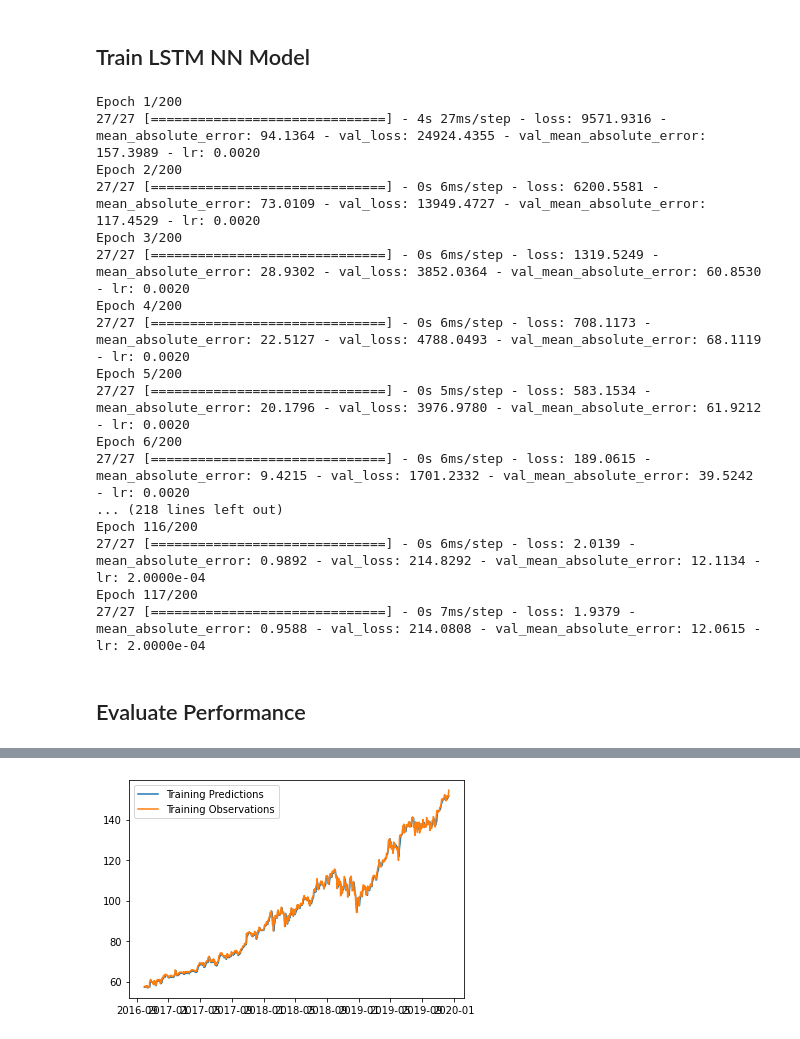
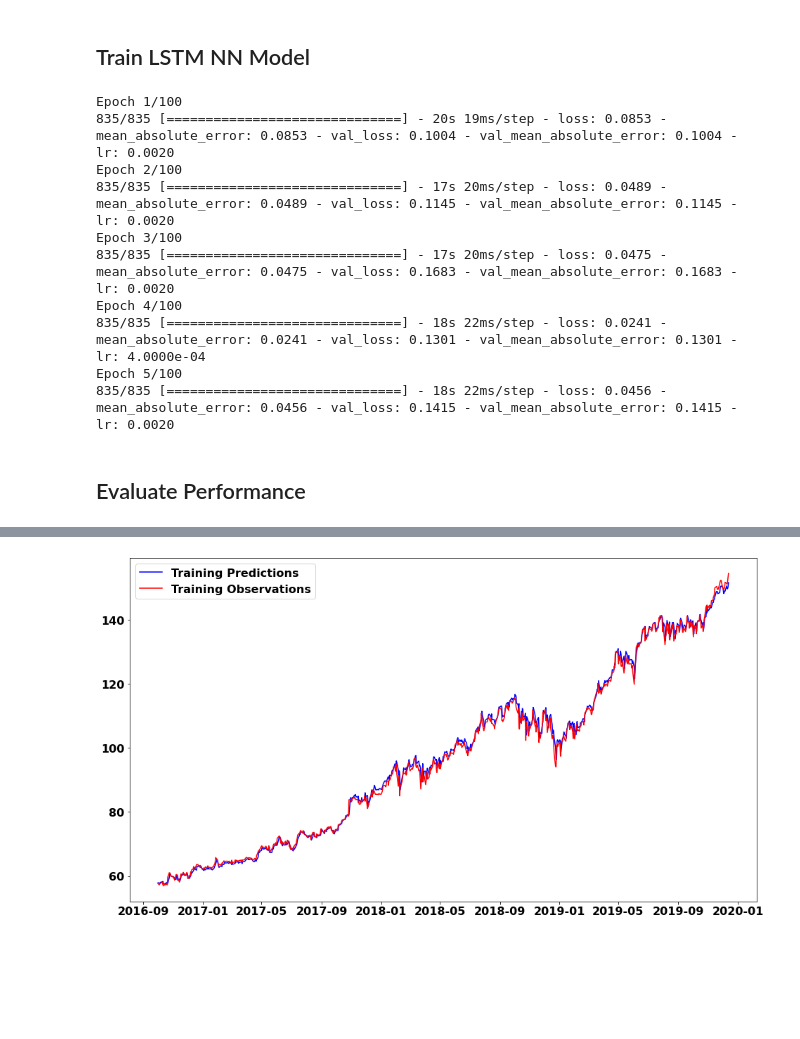
Before and after one commit to mfaldet/Stock-Evaluation, a Jupyter notebook: Stock Prediction/stock-prediction.ipynb, the cells around one changed output, grey strips where cells are left out. Drawn from its saved outputs; the diff is of its cells as text; code cells hidden in the pictures; blank space fills up the shorter version.

```diff
--- a/Stock Prediction/stock-prediction.ipynb
+++ b/Stock Prediction/stock-prediction.ipynb
@@ -36,7 +35,7 @@ df
 ## Explore Data
 # %%
 # Getting just the adjusted closing prices.
-data = df['Close']
+data = raw_data['Close']
 
 # Getting all weekdays
 all_weekdays = pd.date_range(start=start_date, end=end_date, freq='B')
@@ -249,60 +322,68 @@ from tensorflow.keras.models import Sequential
 from tensorflow.keras.optimizers import Adam
 from tensorflow.keras import layers, callbacks
 
-learning_rate=0.002
+# Custom Cost Function
+from keras import backend as K
+def root_mean_squared_error(y_true, y_pred):
+        return K.sqrt(K.mean(K.square(y_pred - y_true), axis=-1))
+
+# Custom learning rate
+learning_rate=0.001
 def updateLearningRate(epoch):
-    if(epoch>10):
-        return learning_rate*0.1
+    if(epoch==3):
+        return learning_rate*0.5
+    if(epoch==5):
+        return learning_rate*0.5
     else:
         return learning_rate
 
+# Callback logging
 my_callbacks = [
-    callbacks.EarlyStopping(patience=5),
+    callbacks.EarlyStopping(patience=4),
     callbacks.ModelCheckpoint(monitor='val_mean_absolute_error',
                                 mode='min',
                                 save_best_only=True,
-                                save_weights_only=True,
-                                filepath='model.{epoch:02d}-{val_mean_absolute_error:.2f}.h5'),
+                                #save_weights_only=True,
+                                filepath='logs/model.{epoch:02d}-{val_mean_absolute_error:.2f}.h5'),
     callbacks.TensorBoard(log_dir='./logs'),
     callbacks.LearningRateScheduler(updateLearningRate, verbose=0)
 ]
 
+# Custom model architecture
 model = Sequential([layers.Input((X_timesteps, 1)),
-                    layers.LSTM(64),
-                    layers.Dense(32, activation='relu'),
-                    layers.Dense(16, activation='relu'),
+                    layers.LSTM(X_timesteps*2, return_sequences=True),
+                    layers.LSTM(X_timesteps*2, return_sequences=False),
+                    layers.Dense(X_timesteps*0.5, activation='relu'),
                     layers.Dense(1)])
 
-model.compile(loss='mse',
-                optimizer=Adam(learning_rate=0.001),
+model.compile(loss=root_mean_squared_error,
+                optimizer=Adam(learning_rate=learning_rate),
                 metrics=['mean_absolute_error'])
 
-history = model.fit(X_train, y_train, validation_data=(X_val, y_val), epochs=200, callbacks=[my_callbacks])
+history = model.fit(X_train, y_train,
+                    validation_data=(X_val, y_val),
+                    batch_size=1, epochs=100,
+                    callbacks=[my_callbacks])
 # %% [output]
-Epoch 1/200
-27/27 [==============================] - 4s 27ms/step - loss: 9571.9316 - mean_absolute_error: 94.1364 - val_loss: 24924.4355 - val_mean_absolute_error: 157.3989 - lr: 0.0020
-Epoch 2/200
-27/27 [==============================] - 0s 6ms/step - loss: 6200.5581 - mean_absolute_error: 73.0109 - val_loss: 13949.4727 - val_mean_absolute_error: 117.4529 - lr: 0.0020
-Epoch 3/200
-27/27 [==============================] - 0s 6ms/step - loss: 1319.5249 - mean_absolute_error: 28.9302 - val_loss: 3852.0364 - val_mean_absolute_error: 60.8530 - lr: 0.0020
-Epoch 4/200
-27/27 [==============================] - 0s 6ms/step - loss: 708.1173 - mean_absolute_error: 22.5127 - val_loss: 4788.0493 - val_mean_absolute_error: 68.1119 - lr: 0.0020
-Epoch 5/200
-27/27 [==============================] - 0s 5ms/step - loss: 583.1534 - mean_absolute_error: 20.1796 - val_loss: 3976.9780 - val_mean_absolute_error: 61.9212 - lr: 0.0020
-Epoch 6/200
-27/27 [==============================] - 0s 6ms/step - loss: 189.0615 - mean_absolute_error: 9.4215 - val_loss: 1701.2332 - val_mean_absolute_error: 39.5242 - lr: 0.0020
-... (218 lines left out)
-Epoch 116/200
-27/27 [==============================] - 0s 6ms/step - loss: 2.0139 - mean_absolute_error: 0.9892 - val_loss: 214.8292 - val_mean_absolute_error: 12.1134 - lr: 2.0000e-04
-Epoch 117/200
-27/27 [==============================] - 0s 7ms/step - loss: 1.9379 - mean_absolute_error: 0.9588 - val_loss: 214.0808 - val_mean_absolute_error: 12.0615 - lr: 2.0000e-04
+Epoch 1/100
+835/835 [==============================] - 20s 19ms/step - loss: 0.0853 - mean_absolute_error: 0.0853 - val_loss: 0.1004 - val_mean_absolute_error: 0.1004 - lr: 0.0020
+Epoch 2/100
+835/835 [==============================] - 17s 20ms/step - loss: 0.0489 - mean_absolute_error: 0.0489 - val_loss: 0.1145 - val_mean_absolute_error: 0.1145 - lr: 0.0020
+Epoch 3/100
+835/835 [==============================] - 17s 20ms/step - loss: 0.0475 - mean_absolute_error: 0.0475 - val_loss: 0.1683 - val_mean_absolute_error: 0.1683 - lr: 0.0020
+Epoch 4/100
+835/835 [==============================] - 18s 22ms/step - loss: 0.0241 - mean_absolute_error: 0.0241 - val_loss: 0.1301 - val_mean_absolute_error: 0.1301 - lr: 4.0000e-04
+Epoch 5/100
+835/835 [==============================] - 18s 22ms/step - loss: 0.0456 - mean_absolute_error: 0.0456 - val_loss: 0.1415 - val_mean_absolute_error: 0.1415 - lr: 0.0020
 # %% [markdown]
 ## Evaluate Performance
 # %%
 train_predictions = model.predict(X_train).flatten()
+y_train = scaler.inverse_transform(y_train.reshape(-1,1))
+train_predictions = scaler.inverse_transform(train_predictions.reshape(-1,1))
 
-plt.plot(dates_train, train_predictions)
-plt.plot(dates_train, y_train)
+plt.plot(dates_train, train_predictions, color='blue')
+plt.plot(dates_train, y_train, color='red')
 plt.legend(['Training Predictions', 'Training Observations'])
 plt.show()
 # %% [output]
@@ -310,3 +390,3 @@ plt.show()
-[figure, old version]
+[figure, new version]
 # %%
 val_predictions = model.predict(X_val).flatten()
```
Also changed, not shown: parts of 14 cells of this notebook.
